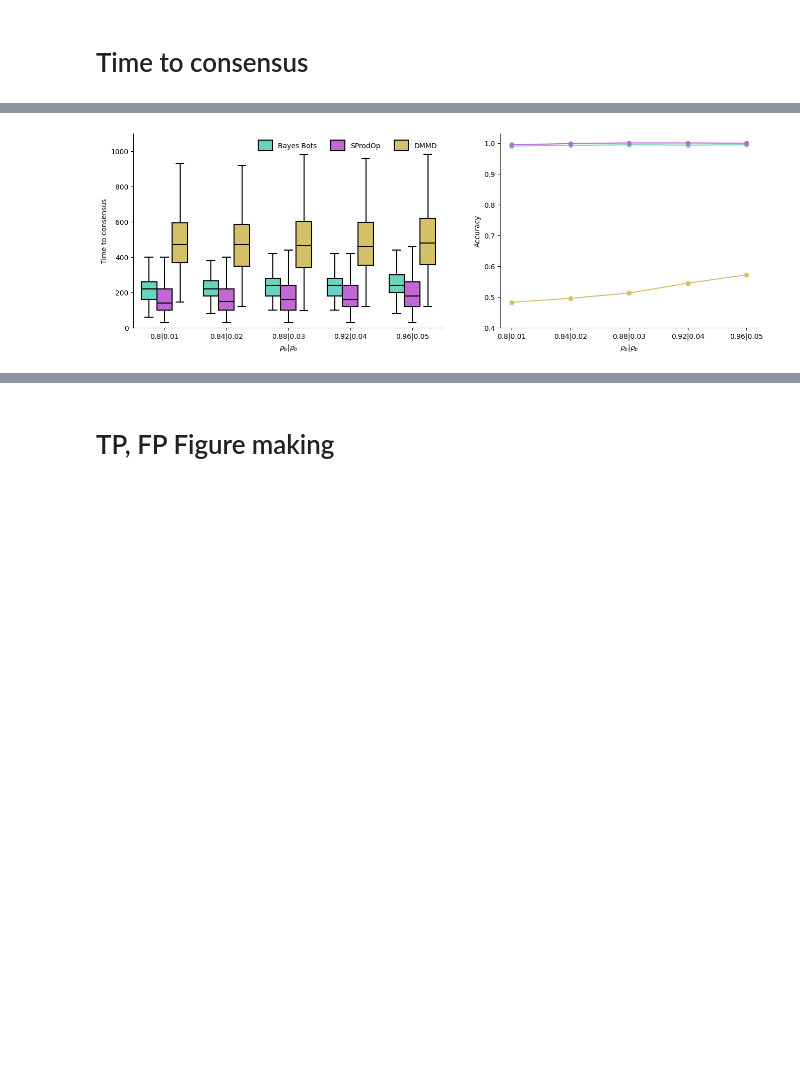
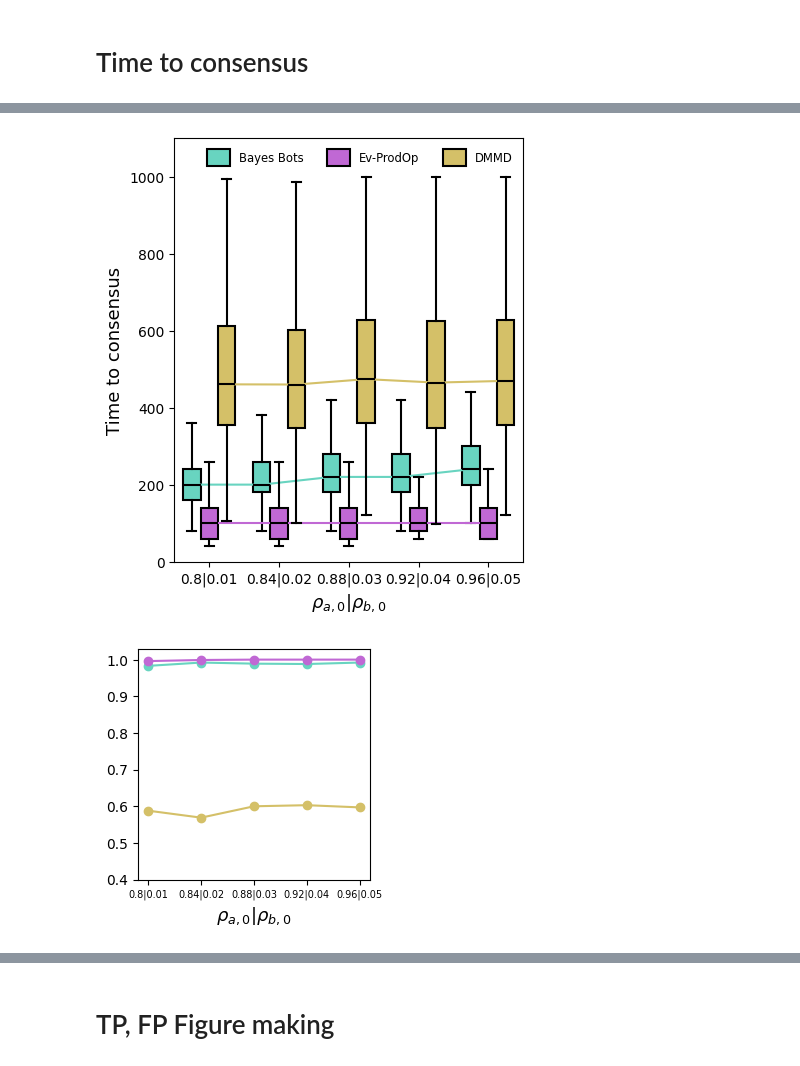
Before and after one commit to patrickshortall26/bon-sim, a Jupyter notebook: results.ipynb, the cells around one changed output, grey strips where cells are left out. Drawn from its saved outputs; the diff is of its cells as text; code cells hidden in the pictures; blank space fills up the shorter version.

```diff
--- a/results.ipynb
+++ b/results.ipynb
@@ -2,8 +2,9 @@
 import os
 import _pickle as pickle
 import numpy as np
+import scipy.stats as stats
 
-Results = {'TTC' : {}, "parameters" : {}}
+Results = {'TTC' : {}, "parameters" : {}, 'ACC' : {}}
 
 for folder in os.listdir("Results/"):
     if "DS_Store" not in folder:
@@ -12,12 +13,8 @@ for folder in os.listdir("Results/"):
                 with open(f'Results/{folder}/{file}', 'rb') as f:
                     Temp_Results = pickle.load(f)
                     Results["TTC"][file] = Temp_Results["TTC"][f"Results/{folder}/{file}"]
+                    Results["ACC"][file] = Temp_Results["ACC"][f"Results/{folder}/{file}"]
                     Results["parameters"][file] = Temp_Results["parameters"]
-
-if len(Results['TTC']["SProdOp-MF"]) > 200:
-    nruns = 1000
-else:
-    nruns = 100
 # %% [markdown]
 # Time to consensus
 # %%
@@ -88,9 +112,9 @@ plt.show()
 # %%
 accuracy_scores = []
 
-for key, i in Results['TTC'].items():
+for key, i in Results['ACC'].items():
     if "MF" in key or "NF" in key or key[-2:] == "-F":
-        accuracy_scores.append(key + " " + str(len(i)))
+        accuracy_scores.append(key + " " + str(i))
 
 accuracy_scores.sort(reverse=True)
 
@@ -218,52 +270,67 @@ sparameters = ['80-1', '84-2', '88-3', '92-4', '96-5']
 
 positions = np.array((0.5, 2.5, 4.5, 6.5, 8.5))
 
 # Set up graph
-fig, ax = plt.subplots(1,2, figsize = (16,5), dpi=100, width_ratios=[1.2, 1])
+fig1, ax1 = plt.subplots(1,1, figsize = (4.5,5.5), dpi=100)
+fig2, ax2 = plt.subplots(1,1, figsize = (3,3), dpi=100)
 
 boxeses = []
 
 for i, strategy in enumerate(['BBots-', 'SProdOp-', 'DMMD-']):
     ttcs = []
     accs = []
     for parameter in sparameters:
         time_to = Results['TTC'][strategy + parameter]
-        accs.append(len(time_to)/nruns)
+        acc = Results['ACC'][strategy + parameter]
+        accs.append(acc)
         ttcs.append(time_to)
 
-    boxes = ax[0].boxplot(ttcs, sym="", positions=positions, patch_artist=True, whiskerprops=dict(linewidth=1.5), capprops=dict(linewidth=1.5), flierprops=dict(linewidth=1.5), medianprops=dict(color='black', linewidth=1.5), boxprops=dict(facecolor = colours[i], linewidth=1.5))
-    ax[1].plot(accs, marker='o', color=colours[i])
+    boxes = ax1.boxplot(ttcs, sym="", positions=positions, patch_artist=True, whiskerprops=dict(linewidth=1.5), capprops=dict(linewidth=1.5), flierprops=dict(linewidth=1.5), medianprops=dict(color='black', linewidth=1.5), boxprops=dict(facecolor = colours[i], linewidth=1.5))
+    ax1.plot(positions, [np.median(ttc) for ttc in ttcs], color=colours[i])
+    ax2.plot(accs, marker='o', color=colours[i])
+
+    """
+    for ii in range(4):
+        t_val, p_val = stats.ttest_rel(ttcs[ii], ttcs[ii+1])
+        ax1.text(txtPos[strategy[:3]][0]+0.07+(2*ii), txtPos[strategy[:3]][1], f"t_val = {t_val:.2f}\np_val = {p_val:.1e}", fontsize=6)
+
+    ax1.text(0.05, txtPos[strategy[:3]][1]+10, f"{['Bayes Bots', 'Ev-ProdOp', 'DMMD'][i]}: ", fontsize=6)
+    """
 
     boxeses.append(boxes['boxes'][0])
 
     positions += 0.5
 
-ax[0].legend(boxeses,
-          ['Bayes Bots', 'SProdOp', 'DMMD'],
+ax1.legend(boxeses,
+          ['Bayes Bots', 'Ev-ProdOp', 'DMMD'],
           ncols=3,
-          fontsize='medium',
+          fontsize='small',
           handlelength=2,
           handleheight=2,
           frameon = False)
 
 
 # Formatting
-ax[0].set_xticks([1,3,5,7,9])
-ax[0].set_xticklabels(['0.8|0.01', '0.84|0.02', '0.88|0.03', '0.92|0.04', '0.96|0.05'])
-ax[0].set_ylabel('Time to consensus')
-ax[0].set_xlabel('$ρ_b | ρ_b$')
-ax[0].set_ylim(0, 1100)
+ax1.set_xticks([1,3,5,7,9])
+ax1.set_xticklabels(['0.8|0.01', '0.84|0.02', '0.88|0.03', '0.92|0.04', '0.96|0.05'])
+ax1.set_ylabel('Time to consensus', fontsize=13)
+ax1.set_xlabel('$ρ_{a,0} | ρ_{b,0}$', fontsize=13)
+ax1.set_ylim(0, 1100)
 
-ax[1].set_xticks([0,1,2,3,4])
-ax[1].set_xticklabels(['0.8|0.01', '0.84|0.02', '0.88|0.03', '0.92|0.04', '0.96|0.05'])
-ax[1].set_ylabel('Accuracy')
-ax[1].set_xlabel('$ρ_b | ρ_b$')
-ax[1].set_ylim(0.4, 1.03)
+ax2.set_xticks([0,1,2,3,4])
+ax2.set_xticklabels(['0.8|0.01', '0.84|0.02', '0.88|0.03', '0.92|0.04', '0.96|0.05'])
+plt.xticks(fontsize=7)
+#plt.xlabel(fontsize=10)
+#ax2.set_ylabel('Accuracy')
+ax2.set_xlabel('$ρ_{a,0} | ρ_{b,0}$', fontsize=13)
+ax2.set_ylim(0.4, 1.03)
 
-plt.savefig(f"Plots/Sensitivity.pdf", dpi=600)
+fig1.savefig(f"Plots/Sensitivity1.pdf", dpi=600, bbox_inches='tight', pad_inches=0.1)
+fig2.savefig(f"Plots/Sensitivity2.pdf", dpi=600, bbox_inches='tight', pad_inches=0.1)
 plt.show()
 # %% [output]
-[figure, old version]
+[figure, new version]
+[figure, added]
 # %%
 import matplotlib.pyplot as plt
 
```
Also changed, not shown: parts of 6 cells of this notebook, 5 other files.
